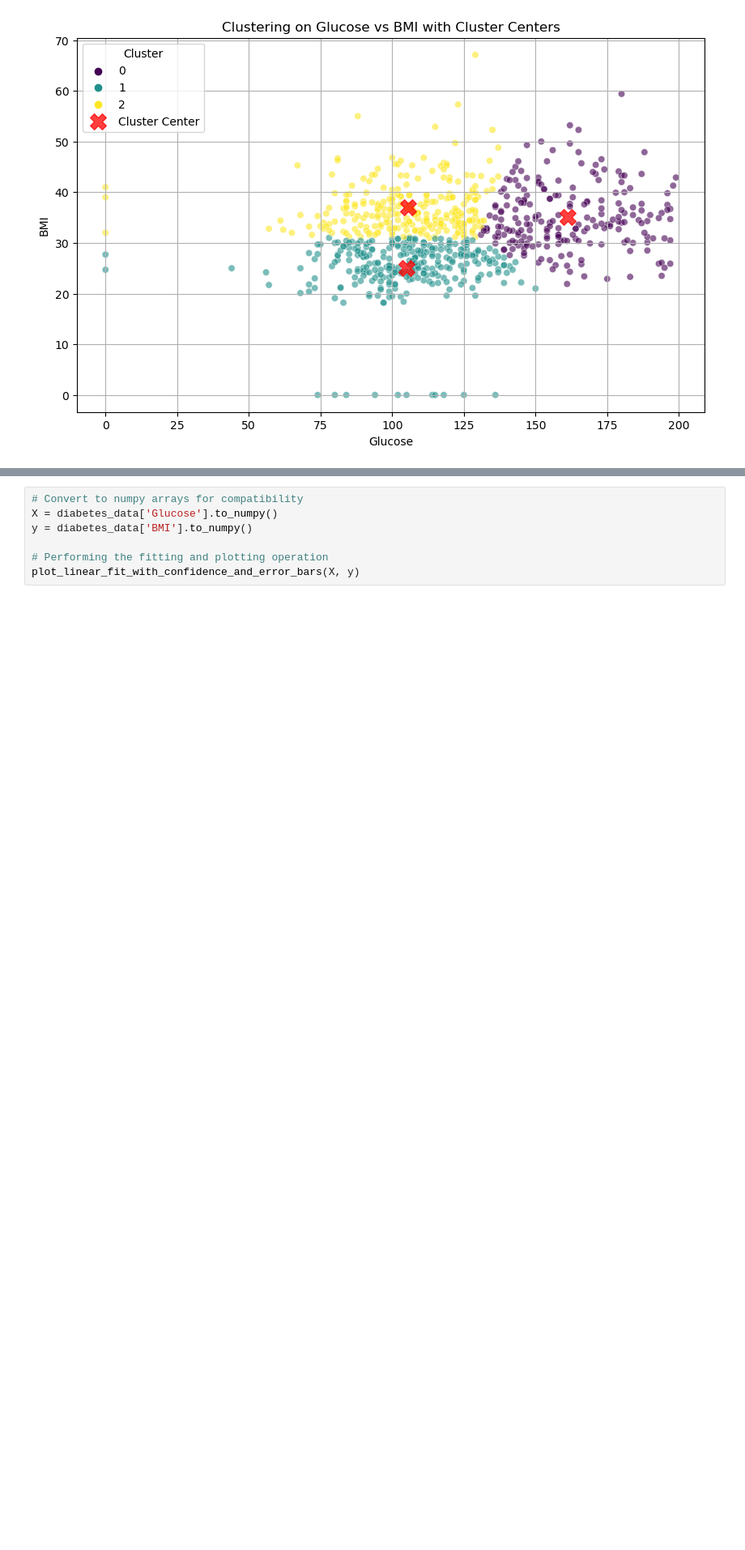
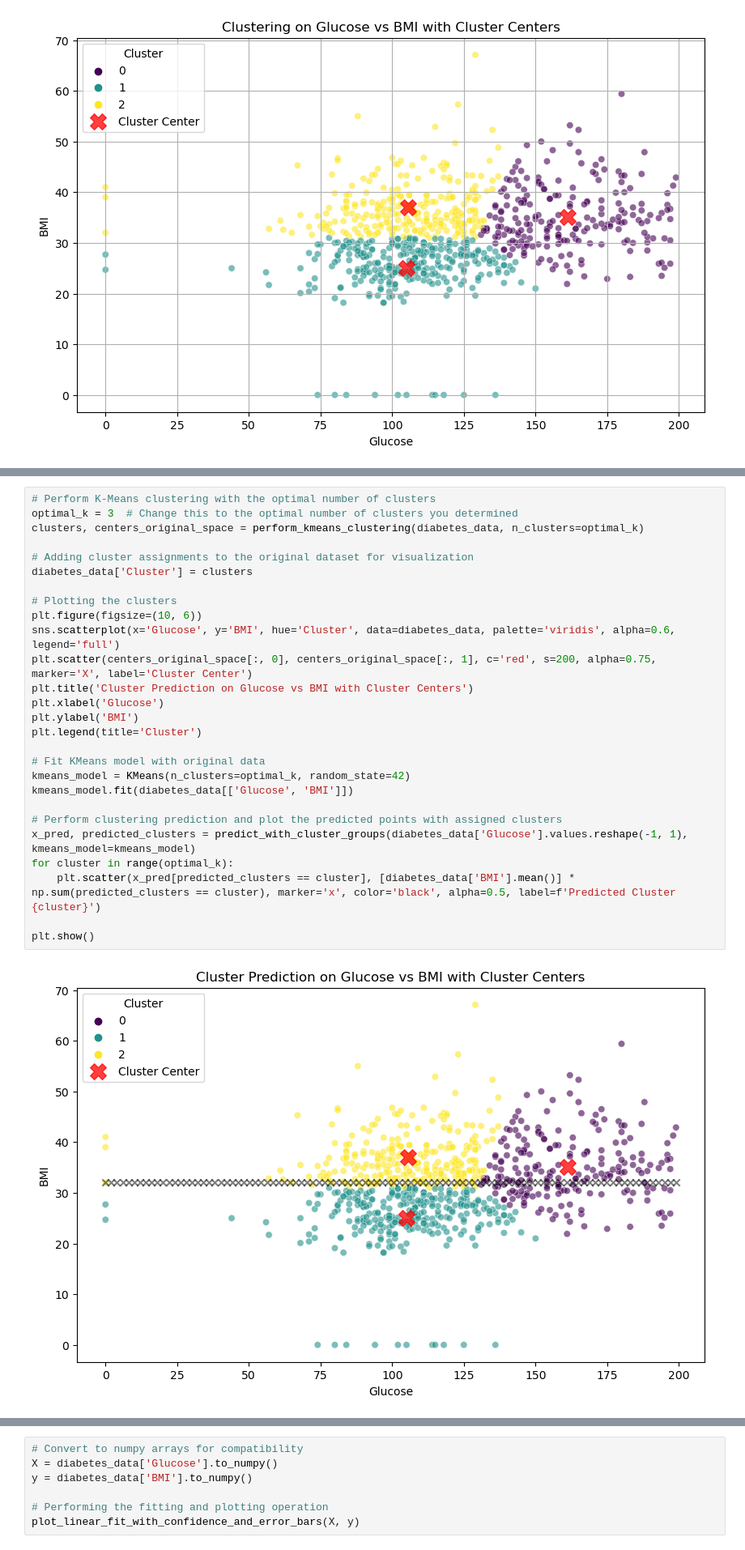
Before and after one commit to Mustaphayinka/Applied_Data_Science, a Jupyter notebook: Clustering and Fitting on Diabetes Data.ipynb, the cells around one changed output, grey strips where cells are left out. Shown at 81% size. Drawn from its saved outputs; the diff is of its cells as text; blank space fills up the shorter version.

```diff
--- a/Clustering and Fitting on Diabetes Data.ipynb
+++ b/Clustering and Fitting on Diabetes Data.ipynb
@@ -378,3 +350,32 @@ plt.show()
+# %%
+# Perform K-Means clustering with the optimal number of clusters
+optimal_k = 3  # Change this to the optimal number of clusters you determined
+clusters, centers_original_space = perform_kmeans_clustering(diabetes_data, n_clusters=optimal_k)
+
+# Adding cluster assignments to the original dataset for visualization
+diabetes_data['Cluster'] = clusters
+
+# Plotting the clusters
+plt.figure(figsize=(10, 6))
+sns.scatterplot(x='Glucose', y='BMI', hue='Cluster', data=diabetes_data, palette='viridis', alpha=0.6, legend='full')
+plt.scatter(centers_original_space[:, 0], centers_original_space[:, 1], c='red', s=200, alpha=0.75, marker='X', label='Cluster Center')
+plt.title('Cluster Prediction on Glucose vs BMI with Cluster Centers')
+plt.xlabel('Glucose')
+plt.ylabel('BMI')
+plt.legend(title='Cluster')
+
+# Fit KMeans model with original data
+kmeans_model = KMeans(n_clusters=optimal_k, random_state=42)
+kmeans_model.fit(diabetes_data[['Glucose', 'BMI']])
+
+# Perform clustering prediction and plot the predicted points with assigned clusters
+x_pred, predicted_clusters = predict_with_cluster_groups(diabetes_data['Glucose'].values.reshape(-1, 1), kmeans_model=kmeans_model)
+for cluster in range(optimal_k):
+    plt.scatter(x_pred[predicted_clusters == cluster], [diabetes_data['BMI'].mean()] * np.sum(predicted_clusters == cluster), marker='x', color='black', alpha=0.5, label=f'Predicted Cluster {cluster}')
+
+plt.show()
+# %% [output]
+[figure, added]
 # %%
 # Fitting Function
 def plot_linear_fit_with_confidence_and_error_bars(X, y):
```
Also changed, not shown: parts of 1 cell of this notebook.
